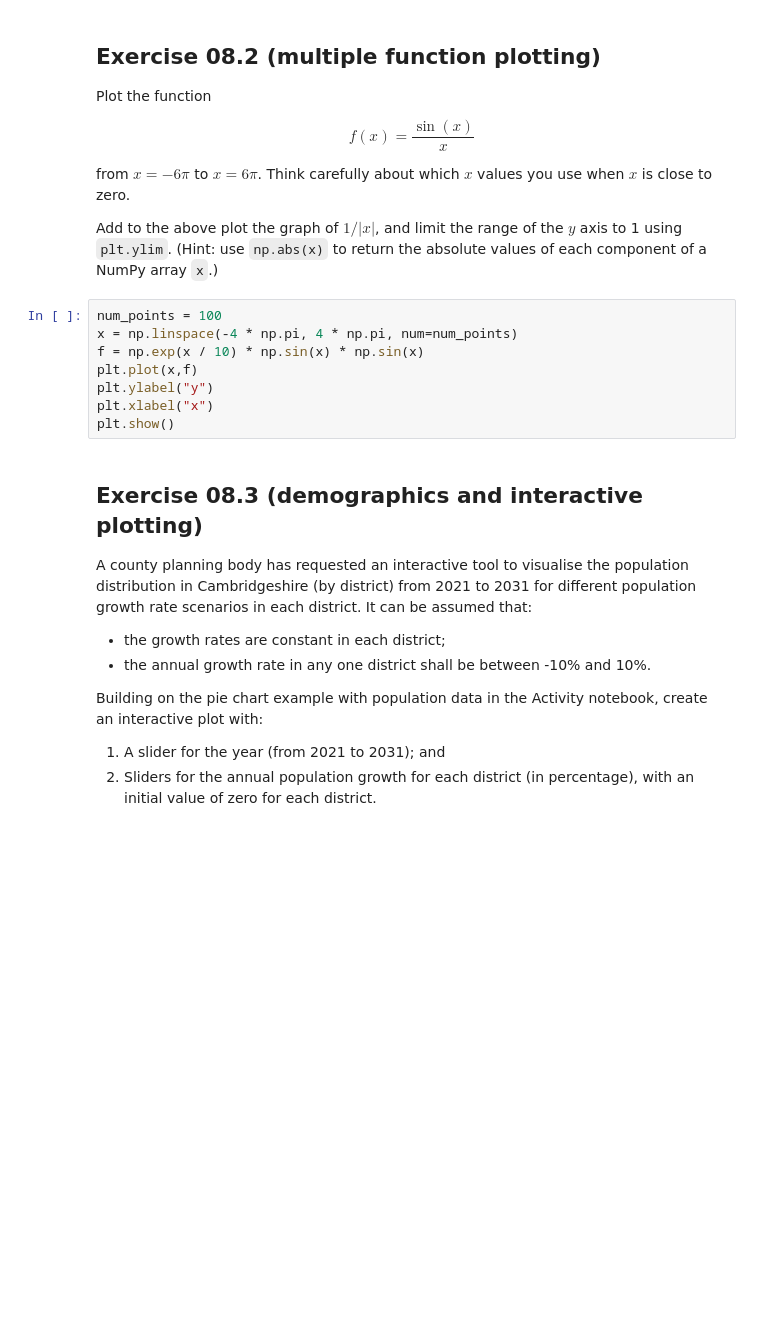
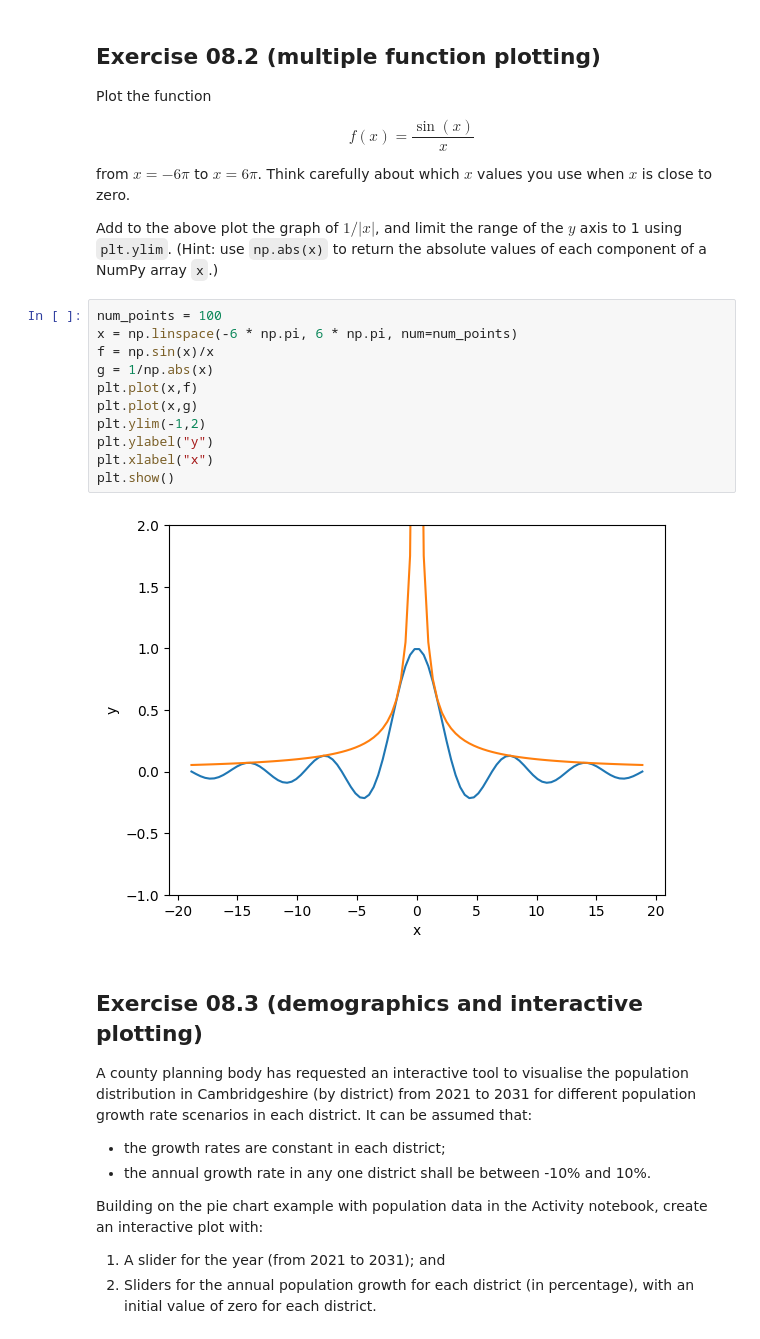
Before and after one commit to WS455/PartIA-Computing-Michaelmas-_ws455, a Jupyter notebook: Exercises/08 Exercises.ipynb, the cells around one changed output. Cells and saved outputs as stored; diff of their text form; blank space fills up the shorter version.

```diff
--- a/Exercises/08 Exercises.ipynb
+++ b/Exercises/08 Exercises.ipynb
@@ -53,12 +68,17 @@ Add to the above plot the graph of $1/ \left| x \right|$, and limit the range of
 component of a NumPy array `x`.)
 # %%
 num_points = 100
-x = np.linspace(-4 * np.pi, 4 * np.pi, num=num_points)
-f = np.exp(x / 10) * np.sin(x) * np.sin(x)
+x = np.linspace(-6 * np.pi, 6 * np.pi, num=num_points)
+f = np.sin(x)/x
+g = 1/np.abs(x)
 plt.plot(x,f)
+plt.plot(x,g)
+plt.ylim(-1,2)
 plt.ylabel("y")
 plt.xlabel("x")
 plt.show()
+# %% [output]
+[figure, added]
 # %% [markdown]
 ## Exercise 08.3 (demographics and interactive plotting)
 
```
Also changed, not shown: parts of 3 cells of this notebook.
